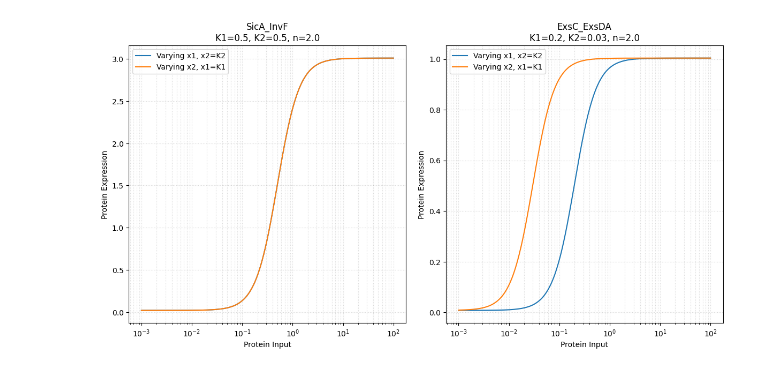
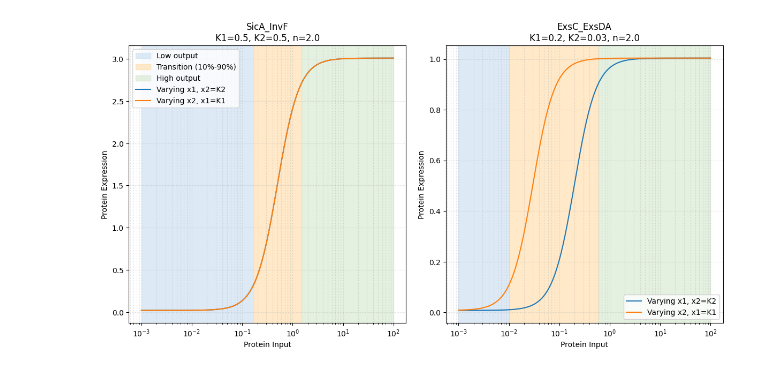
Before and after one commit to shruthir1/EE195_Research, a Jupyter notebook: library/AND gate/graphingAND.ipynb, the cells around one changed output. Drawn from its saved outputs; the diff is of its cells as text; code cells hidden in the pictures.

Commit message:
added AND graph highlights

```diff
--- a/library/AND gate/graphingAND.ipynb
+++ b/library/AND gate/graphingAND.ipynb
@@ -10,7 +10,7 @@ rows[0] = [np.nan] + rows[0]
 raw = pd.DataFrame(rows)
 
 and_rows = raw[raw.iloc[:, 1] == "AND"]
-gate_names = and_rows.iloc[:, 2].dropna().unique()
+gate_names = and_rows.iloc[:,  2].dropna().unique()
 
 fig, axes = plt.subplots(1, len(gate_names), figsize=(12, 6), squeeze=False)
 x = np.logspace(-3, 2, 400)
@@ -24,33 +24,43 @@ for index, gate_name in enumerate(gate_names):
         key = row.iloc[4]
         if key in {"ymin", "ymax", "K1", "K2", "n"}:
             parameters[key] = float(row.iloc[5])
+
+    transition_factor = 9 ** (1 / parameters["n"])
+    transition_min = min(parameters["K1"], parameters["K2"]) / transition_factor
+    transition_max = max(parameters["K1"], parameters["K2"]) * transition_factor
+    axis.axvspan(x.min(), transition_min, color="#cfe2f3", alpha=0.7,
+                 label="Low output" if index == 0 else None)
+    axis.axvspan(transition_min, transition_max, color="#ffe0b2", alpha=0.7,
+                 label="Transition (10%-90%)" if index == 0 else None)
+    axis.axvspan(transition_max, x.max(), color="#d9ead3", alpha=0.7,
+                 label="High output" if index == 0 else None)
 
     y_x1 = parameters["ymin"] + (parameters["ymax"] - parameters["ymin"]) * (
         x**parameters["n"]
         / (parameters["K1"] ** parameters["n"] + x**parameters["n"])
     ) * (
         parameters["K2"] ** parameters["n"]
         / (parameters["K2"] ** parameters["n"] + parameters["K2"] ** parameters["n"])
     )
     y_x2 = parameters["ymin"] + (parameters["ymax"] - parameters["ymin"]) * (
         parameters["K1"] ** parameters["n"]
         / (parameters["K1"] ** parameters["n"] + parameters["K1"] ** parameters["n"])
     ) * (
         x**parameters["n"]
         / (parameters["K2"] ** parameters["n"] + x**parameters["n"])
     )
 
-    axis.plot(x, y_x1, label="Varying x1, x2=K2")
-    axis.plot(x, y_x2, label="Varying x2, x1=K1")
+    axis.plot(x, y_x1, label="Varying x1, x2=K2", zorder=2)
+    axis.plot(x, y_x2, label="Varying x2, x1=K1", zorder=2)
     axis.set_xscale("log")
     axis.set_box_aspect(1)
     axis.set_title(f"{gate_name}\nK1={parameters['K1']}, K2={parameters['K2']}, n={parameters['n']}")
     axis.set_xlabel("Protein Input")
     axis.set_ylabel("Protein Expression")
     axis.legend()
     axis.grid(True, which="both", linestyle=":", alpha=0.5)
 
 plt.tight_layout()
 plt.show()
 # %% [output]
-[figure, old version]
+[figure, new version]
```
